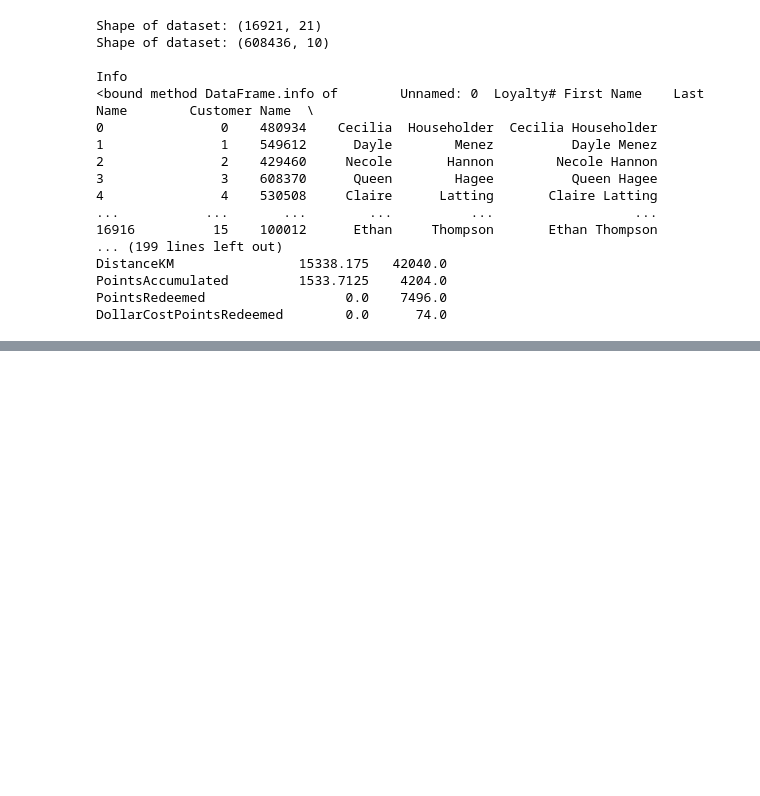
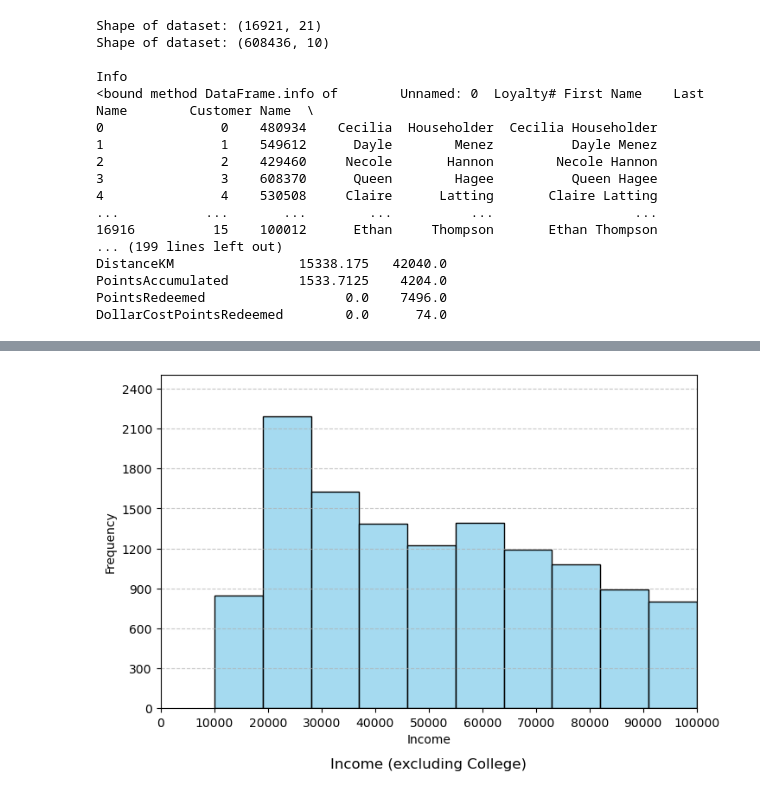
Before and after one commit to lCarvas/data-mining, a Jupyter notebook: src/GroupXX_EDA_Code.ipynb, the cells around one changed output, grey strips where cells are left out. Saved outputs shown, nothing was run; the diff lists cells and outputs as text; code cells hidden in the pictures; blank space fills up the shorter version.

Commit message:
made some graphs

```diff
--- a/src/GroupXX_EDA_Code.ipynb
+++ b/src/GroupXX_EDA_Code.ipynb
@@ -8,7 +10,7 @@ from pandas import DataFrame
 
 # Seeting seaborn style
 # %%
-path = "C:/Users/Asus FX516P 9775/Documents/GitHub/data-mining"
+path = "C:/Users/Asus FX516P 9775/Documents/GitHub/data-mining/src"
 
 dataCustomer: DataFrame = pd.read_csv(path + "/data/DM_AIAI_CustomerDB.csv")
 dataFlights: DataFrame = pd.read_csv(path + "/data/DM_AIAI_FlightsDB.csv")
@@ -143,17 +44,0 @@ Customer Lifetime Value                 1.000000
-# %%
-import matplotlib.pyplot as plt
-import seaborn as sns
-
-duplicates = dataCustomer.columns[dataCustomer.columns.duplicated()]
-print("Duplicate columns:", duplicates)
-dataCustomer = dataCustomer.loc[:, ~dataCustomer.columns.duplicated()]
-
-dataCustomerWithouthDuplicates = dataCustomer.drop_duplicates()
-
-sns.scatterplot(
-    x="Country",
-    y="Income",
-    hue="Education",
-    data=dataCustomerWithouthDuplicates,
-)
-plt.show()
@@ -163,0 +143,4 @@ ValueError: cannot reindex on an axis with duplicate labels
+# %%
+dataCustomer.replace("", np.nan, inplace=True)
+
+dataCustomer.isna().sum()
@@ -163,0 +182,19 @@ ValueError: cannot reindex on an axis with duplicate labels
+# %%
+#Simple Graph just checking incomes
+
+
+filtered_data = dataCustomer[dataCustomer["Education"] != "College"]
+
+plt.figure(figsize=(8,5))
+sns.histplot(filtered_data["Income"], bins=10, color="skyblue", edgecolor="black")
+plt.title("Income (excluding College)", y=-0.2)
+plt.xlabel("Income")
+plt.ylabel("Frequency")
+plt.xlim(0, 100000)
+plt.xticks(np.arange(0, 100001, 10000))
+plt.ylim(0, 2500)
+plt.yticks(np.arange(0, 2501, 300))
+plt.grid(axis='y', linestyle='--', alpha=0.7)
+plt.show()
+# %% [output]
+[figure, added]
```
Also changed, not shown: parts of 24 cells of this notebook.
